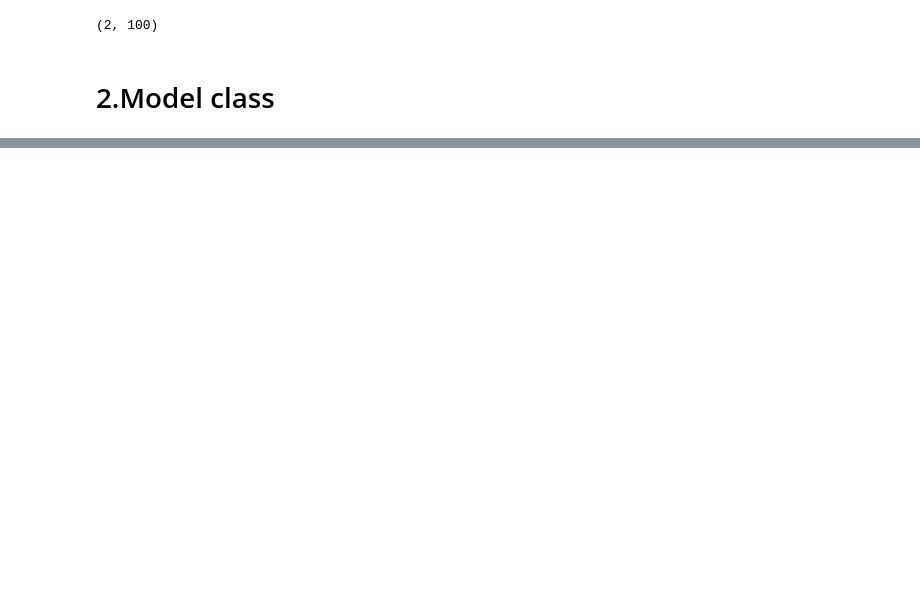
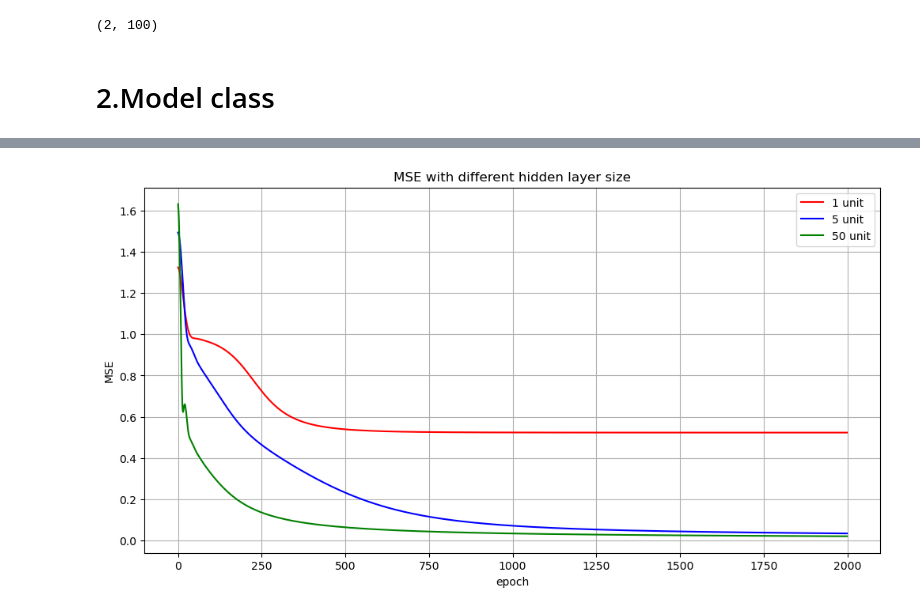
Before and after one commit to haya-hyh/ANN, a Jupyter notebook: lab1b/lab1b_part1.ipynb, the cells around one changed output, grey strips where cells are left out. Drawn from its saved outputs; the diff is of its cells as text; code cells hidden in the pictures; blank space fills up the shorter version.

```diff
--- a/lab1b/lab1b_part1.ipynb
+++ b/lab1b/lab1b_part1.ipynb
@@ -81,6 +82,26 @@ class MLP:
 
     def mse(self, output, target):
         return np.mean((output - target) ** 2)
+
+    def error_rate_binary(self, output, target):
+        return np.sum(output*target<0)/output.shape[1]
+
+def plot_decision_boundary(model, X, y):
+    x_min, x_max = X[0, :].min() - 0.5, X[0, :].max() + 0.5
+    y_min, y_max = X[1, :].min() - 0.5, X[1, :].max() + 0.5
+    xx, yy = np.meshgrid(np.linspace(x_min, x_max, 200), np.linspace(y_min, y_max, 200))
+    grid = np.c_[xx.ravel(), yy.ravel()].T
+    outputs = model.forward(grid)
+    Z = outputs.squeeze().reshape(xx.shape)
+
+    plt.figure(figsize=(12, 6))
+    plt.contourf(xx, yy, Z, levels=[ -5,0, 5], alpha=0.5, cmap=plt.cm.coolwarm)
+    plt.scatter(X[0, :], X[1, :], c=y.squeeze(), edgecolors='k', cmap=plt.cm.coolwarm)
+    plt.title("Decision Boundary")
+    plt.xlabel("x")
+    plt.ylabel("y")
+    plt.grid(True)
+    plt.show()
 # %%
 labels = np.concatenate((np.ones(n), -np.ones(n))).reshape(1,200) #1 for class A
 labels.shape
@@ -119,0 +191,14 @@ Epoch [50/50], MSE: 0.9700
+# %%
+
+plt.figure(figsize=(12,6))
+plt.plot(mse_list[0],label='1 unit',c='r')
+plt.plot(mse_list[1],label='5 unit',c='b')
+plt.plot(mse_list[2],label='50 unit',c='g')
+plt.legend()
+plt.title('MSE with different hidden layer size')
+plt.xlabel('epoch')
+plt.ylabel('MSE')
+plt.grid(True)
+plt.show()
+# %% [output]
+[figure, added]
```
Also changed, not shown: parts of 4 cells of this notebook.
